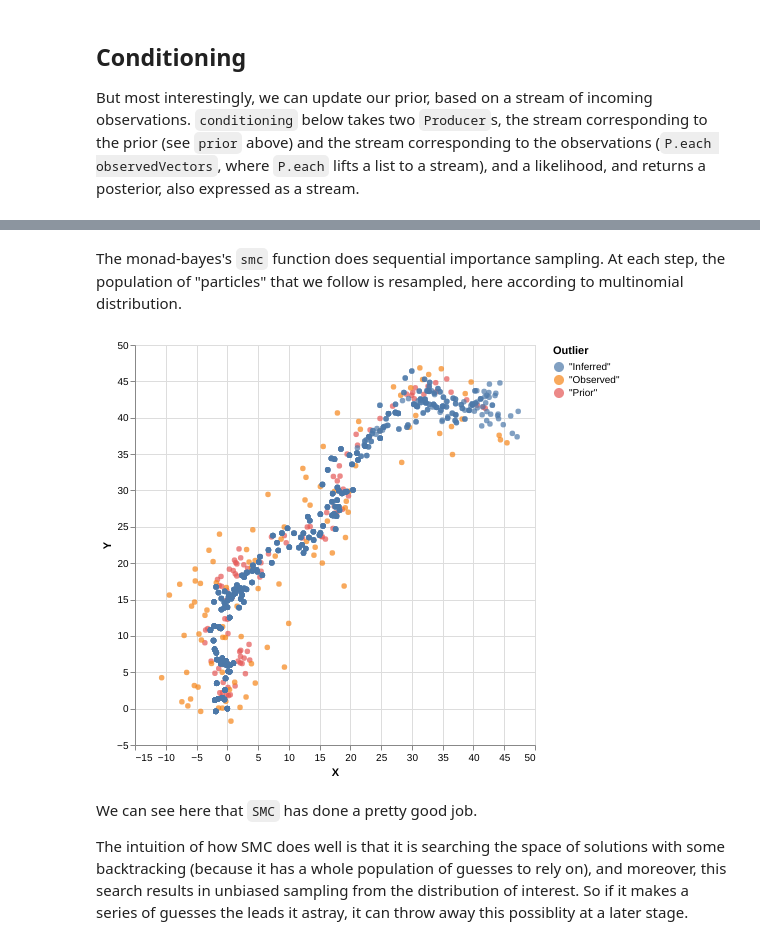
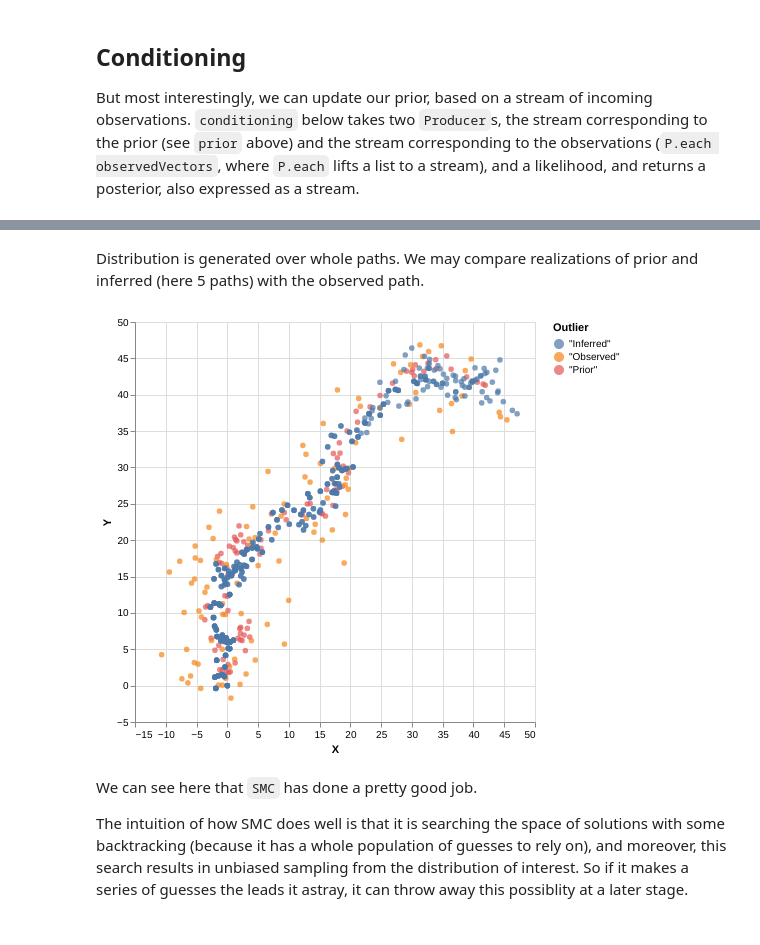
Before and after one commit to tweag/monad-bayes, a Jupyter notebook: notebooks/tutorials/SMC.ipynb, the cells around one changed output, grey strips where cells are left out. Saved outputs shown, nothing was run; the diff lists cells and outputs as text; code cells hidden in the pictures.

```diff
--- a/notebooks/tutorials/SMC.ipynb
+++ b/notebooks/tutorials/SMC.ipynb
@@ -164,17 +172,17 @@ particles <- sampleIOfixed $ runPopulation $
         numParticles = 1000,
         resampler = resampleMultinomial}
     posterior
-# %% [markdown]
-The monad-bayes's `smc` function does sequential importance sampling. At each step, the population of "particles" that we follow is resampled, here according to multinomial distribution.
+# %% [markdown]
+Distribution is generated over whole paths. We may compare realizations of prior and inferred (here 5 paths) with the observed path.
 # %%
 inferredVectors = fst =<< particles
 
 plot
     (zip
         (fmap (\v -> (v V.! 0, v V.! 1)) $ randomWalkPrior <> randomWalkObserved <> inferredVectors)
-        (replicate 100 (T.pack "Prior") <> replicate 100 (T.pack "Observed") <> replicate 1000 (T.pack "Inferred")))
+        (replicate 100 (T.pack "Prior") <> replicate 100 (T.pack "Observed") <> replicate 500 (T.pack "Inferred")))
 # %% [output]
-[figure, old version]
+[figure, new version]
 # %% [markdown]
 We can see here that `SMC` has done a pretty good job.
 
```
Also changed, not shown: parts of 9 cells of this notebook, 1 other file.
